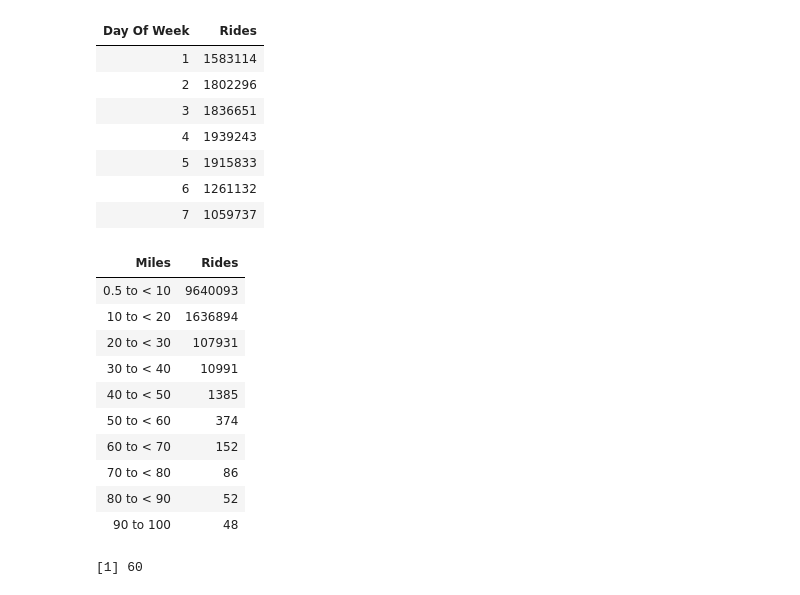
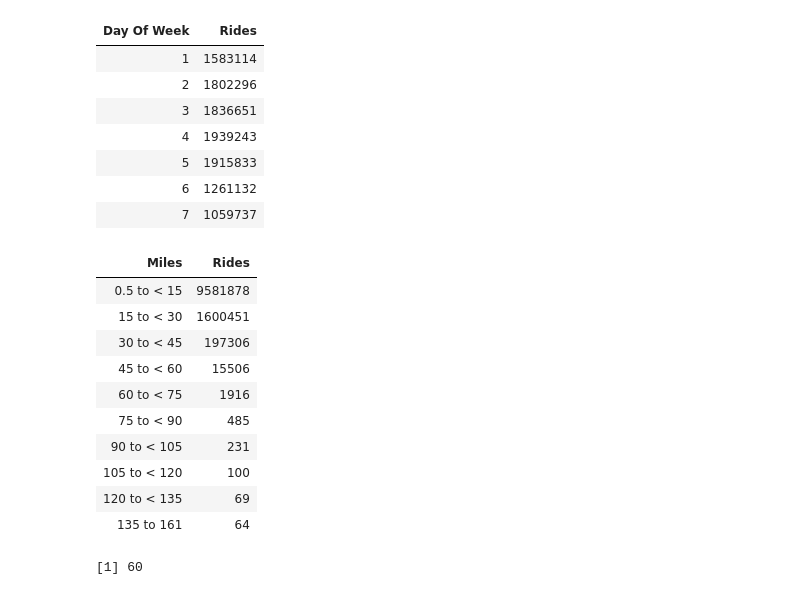
Before and after one commit to Rg3n0v4/bigYellowTaxi, a Jupyter notebook: ScrapNotebook.ipynb, the cells around one changed output. Drawn from its saved outputs; the diff is of its cells as text; code cells hidden in the pictures.

```diff
--- a/ScrapNotebook.ipynb
+++ b/ScrapNotebook.ipynb
@@ -117,7 +117,7 @@ trip <- "To"
 #All Taxis
 #Metro Jet Taxi A
 company <- "All Taxis"
-units <- "MI"
+units <- "KM"
 # %%
 print(community_list[59]) #GRABBING COMMUNITY BY REGION ID
 match("Dunning", community_list) #GETTING REGION ID BY COMMUNITY NAME
@@ -207,6 +207,11 @@ if(community != "All (City of Chicago)"){
 if(company != "All Taxis"){
     updateData <- subset(updateData, updateData$Company == company)
 }
+
+#ADDITION
+if(units == "KM"){
+    updateData$Trip.Miles <- updateData$Trip.Miles * 1.609344
+}
 # %%
 updateData
 # %% [output]
@@ -293,36 +313,53 @@ noFilter_byDayOfWeek
 # %%
 #Aggregate by binned mileage
+units<- "KM"
 
 #Add to global
 mile_bin <- c("0.5 to < 10", "10 to < 20", "20 to < 30", "30 to < 40", "40 to < 50", "50 to < 60", "60 to < 70", "70 to < 80", "80 to < 90", "90 to 100")
+km_bin <- c("0.5 to < 15", "15 to < 30", "30 to < 45", "45 to < 60", "60 to < 75", "75 to < 90", "90 to < 105", "105 to < 120", "120 to < 135", "135 to 161")
 
 #Actual code to get data frame
 bin_data = data.frame(updateData)
 bin_data$Mile_Bin <- NA
-bin_data$Mile_Bin[bin_data$Trip.Miles >= 0.5 & bin_data$Trip.Miles < 10] <- mile_bin[1]
-bin_data$Mile_Bin[bin_data$Trip.Miles >= 10 & bin_data$Trip.Miles < 20] <- mile_bin[2]
-bin_data$Mile_Bin[bin_data$Trip.Miles >= 20 & bin_data$Trip.Miles < 30] <- mile_bin[3]
-bin_data$Mile_Bin[bin_data$Trip.Miles >= 30 & bin_data$Trip.Miles < 40] <- mile_bin[4]
-bin_data$Mile_Bin[bin_data$Trip.Miles >= 40 & bin_data$Trip.Miles < 50] <- mile_bin[5]
-bin_data$Mile_Bin[bin_data$Trip.Miles >= 50 & bin_data$Trip.Miles < 60] <- mile_bin[6]
-bin_data$Mile_Bin[bin_data$Trip.Miles >= 60 & bin_data$Trip.Miles < 70] <- mile_bin[7]
-bin_data$Mile_Bin[bin_data$Trip.Miles >= 70 & bin_data$Trip.Miles < 80] <- mile_bin[8]
-bin_data$Mile_Bin[bin_data$Trip.Miles >= 80 & bin_data$Trip.Miles < 90] <- mile_bin[9]
-bin_data$Mile_Bin[bin_data$Trip.Miles >= 90 & bin_data$Trip.Miles <= 100] <- mile_bin[10]
-bin_data$Mile_Bin <- as.factor(bin_data$Mile_Bin)
+
+if(units == "MI"){
+    bin_data$Mile_Bin[bin_data$Trip.Miles >= 0.5 & bin_data$Trip.Miles < 10] <- mile_bin[1]
+    bin_data$Mile_Bin[bin_data$Trip.Miles >= 10 & bin_data$Trip.Miles < 20] <- mile_bin[2]
+    bin_data$Mile_Bin[bin_data$Trip.Miles >= 20 & bin_data$Trip.Miles < 30] <- mile_bin[3]
+    bin_data$Mile_Bin[bin_data$Trip.Miles >= 30 & bin_data$Trip.Miles < 40] <- mile_bin[4]
+    bin_data$Mile_Bin[bin_data$Trip.Miles >= 40 & bin_data$Trip.Miles < 50] <- mile_bin[5]
+    bin_data$Mile_Bin[bin_data$Trip.Miles >= 50 & bin_data$Trip.Miles < 60] <- mile_bin[6]
+    bin_data$Mile_Bin[bin_data$Trip.Miles >= 60 & bin_data$Trip.Miles < 70] <- mile_bin[7]
+    bin_data$Mile_Bin[bin_data$Trip.Miles >= 70 & bin_data$Trip.Miles < 80] <- mile_bin[8]
+    bin_data$Mile_Bin[bin_data$Trip.Miles >= 80 & bin_data$Trip.Miles < 90] <- mile_bin[9]
+    bin_data$Mile_Bin[bin_data$Trip.Miles >= 90 & bin_data$Trip.Miles <= 100] <- mile_bin[10]
+    bin_data$Mile_Bin <- factor(bin_data$Mile_Bin, levels = mile_bin, ordered = TRUE)
+}else{
+    bin_data$Mile_Bin[bin_data$Trip.Miles >= 0.5 & bin_data$Trip.Miles < 15] <- km_bin[1]
+    bin_data$Mile_Bin[bin_data$Trip.Miles >= 15 & bin_data$Trip.Miles < 30] <- km_bin[2]
+    bin_data$Mile_Bin[bin_data$Trip.Miles >= 30 & bin_data$Trip.Miles < 45] <- km_bin[3]
+    bin_data$Mile_Bin[bin_data$Trip.Miles >= 45 & bin_data$Trip.Miles < 60] <- km_bin[4]
+    bin_data$Mile_Bin[bin_data$Trip.Miles >= 60 & bin_data$Trip.Miles < 75] <- km_bin[5]
+    bin_data$Mile_Bin[bin_data$Trip.Miles >= 75 & bin_data$Trip.Miles < 90] <- km_bin[6]
+    bin_data$Mile_Bin[bin_data$Trip.Miles >= 90 & bin_data$Trip.Miles < 105] <- km_bin[7]
+    bin_data$Mile_Bin[bin_data$Trip.Miles >= 105 & bin_data$Trip.Miles < 120] <- km_bin[8]
+    bin_data$Mile_Bin[bin_data$Trip.Miles >= 120 & bin_data$Trip.Miles < 135] <- km_bin[9]
+    bin_data$Mile_Bin[bin_data$Trip.Miles >= 135 & bin_data$Trip.Miles <= 161] <- km_bin[10]
+    bin_data$Mile_Bin <- factor(bin_data$Mile_Bin, levels = km_bin, ordered = TRUE)
+}
 
 noFilter_byBinnedMileage <- aggregate(bin_data[,1], by=list(bin_data$Mile_Bin), FUN=length)
 colnames(noFilter_byBinnedMileage) <- c("Miles", "Rides")
 noFilter_byBinnedMileage
 # %% [output]
 | Miles | Rides |
-| 0.5 to < 10 | 9640093 |
-| 10 to < 20 | 1636894 |
-| 20 to < 30 | 107931 |
-| 30 to < 40 | 10991 |
-| 40 to < 50 | 1385 |
-| 50 to < 60 | 374 |
-| 60 to < 70 | 152 |
-| 70 to < 80 | 86 |
-| 80 to < 90 | 52 |
-| 90 to 100 | 48 |
+| 0.5 to < 15 | 9581878 |
+| 15 to < 30 | 1600451 |
+| 30 to < 45 | 197306 |
+| 45 to < 60 | 15506 |
+| 60 to < 75 | 1916 |
+| 75 to < 90 | 485 |
+| 90 to < 105 | 231 |
+| 105 to < 120 | 100 |
+| 120 to < 135 | 69 |
+| 135 to 161 | 64 |
```
Also changed, not shown: parts of 9 cells of this notebook, 28 other files.
